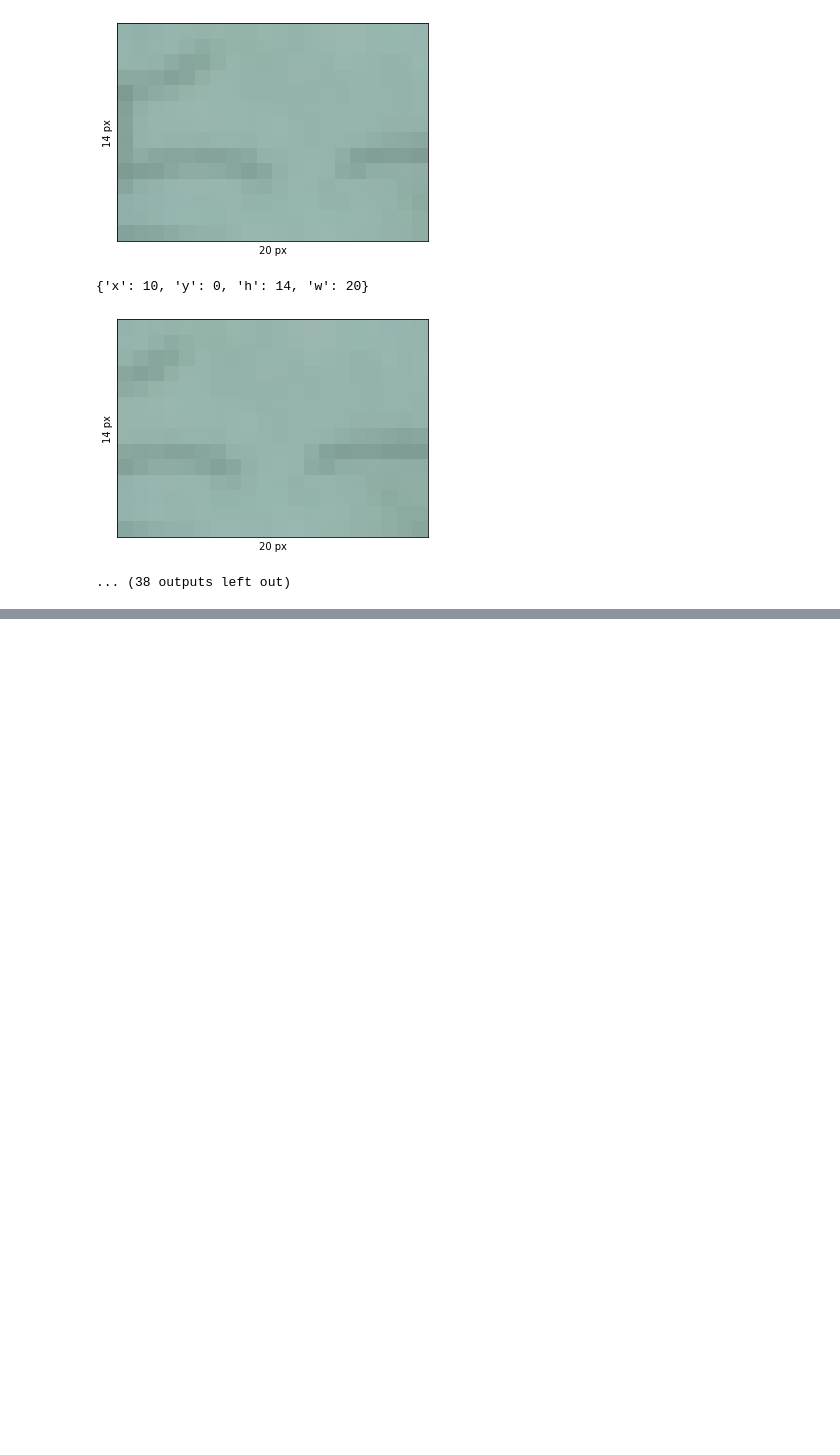
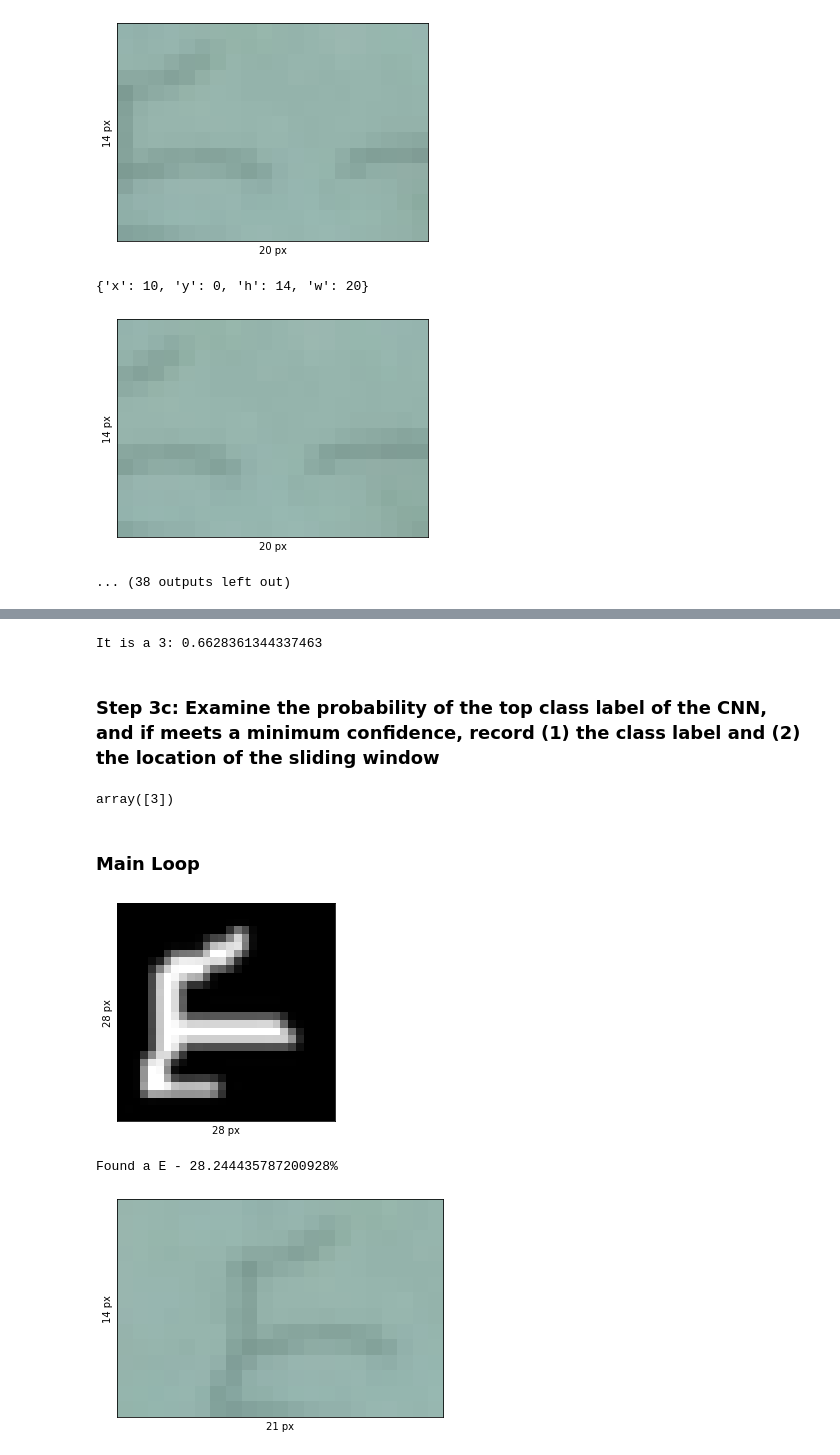
Before and after one commit to BoiseState-AdaptLab/OCR_4_Forest_Service, a Jupyter notebook: char_detection/char-detection.ipynb, the cells around one changed output, grey strips where cells are left out. Saved outputs shown, nothing was run; the diff lists cells and outputs as text; code cells hidden in the pictures; blank space fills up the shorter version.

```diff
--- a/char_detection/char-detection.ipynb
+++ b/char_detection/char-detection.ipynb
@@ -369,0 +372,60 @@ Example 0 prediction: whatever ( 5.6%)
+# %%
+classes = np.argmax(predictions, axis = 1)
+for c in classes:
+    c_name = chr(class_mappings[c])
+    prob = predictions[0][c]
+    print(f"It is a {c_name}: {prob}")
+# %% [output]
+It is a 3: 0.6628361344337463
+# %% [markdown]
+### Step 3c:  Examine the probability of the top class label of the CNN, and if meets a minimum confidence, record (1) the class label and (2) the location of the sliding window
+# %%
+min_confidence = 0.6
+
+prob = np.argmax(predictions, axis = 1)
+
+if prob > min_confidence:
+# %% [output]
+array([3])
+# %% [markdown]
+### Main Loop
+# %%
+for field in fields:
+    pyramids = image_pyramid_downscale(field)
+
+    for pyramid in pyramids:
+        step = 2
+        window_size = int(pyramid.shape[1] * .3)
+        windows = sliding_window(pyramid,step=2, ws=window_size)
+
+        for window in windows:
+            x = window["x"]
+            y = window["y"]
+            h = window["h"]
+            w = window["w"]
+
+            roi_window = pyramid[y:y+h, x:x+w]
+            prep_roi_window = preprocess(roi_window)
+            show_image(prep_roi_window)
+            # Normalize data
+            prep_roi_window = prep_roi_window / 255.0
+            prep_roi_window = prep_roi_window.T
+
+            predictions = model.predict(prep_roi_window.reshape(1, 28, 28, 1))
+
+            classes = np.argmax(predictions, axis=1)
+
+
+            prob = predictions[0][classes[0]]*100
+            c = chr(class_mappings[classes[0]])
+            print("Found a {0} - {1}%".format(c, prob))
+            show_image(roi_window)
+
+            break
+        break
+
+    break
+# %% [output]
+[figure, added]
+Found a E - 28.244435787200928%
+[figure, added]
```
Also changed, not shown: parts of 8 cells of this notebook.
